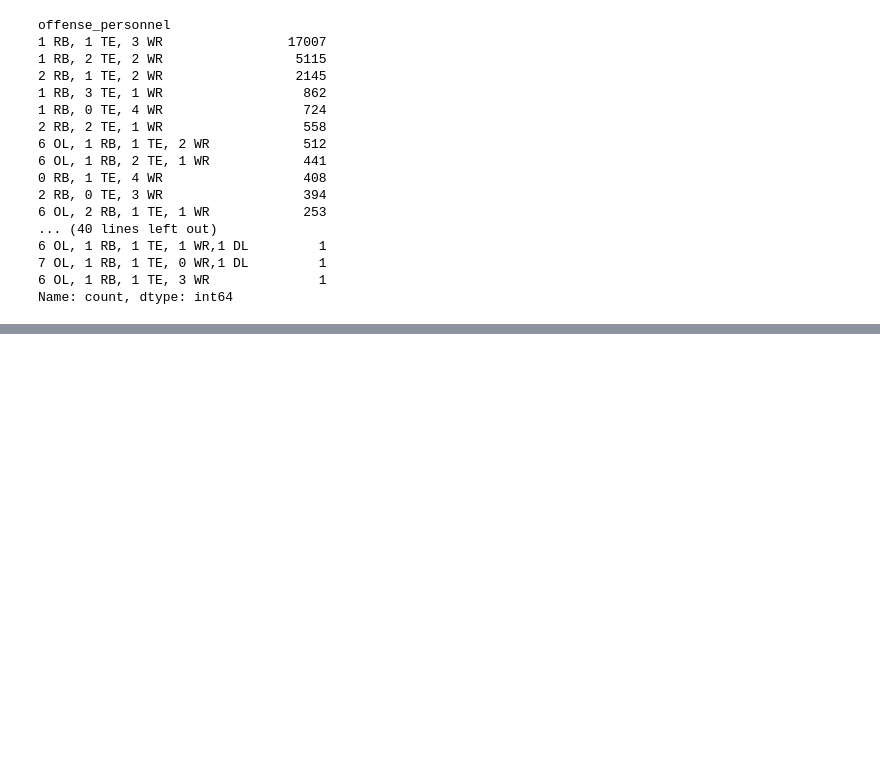
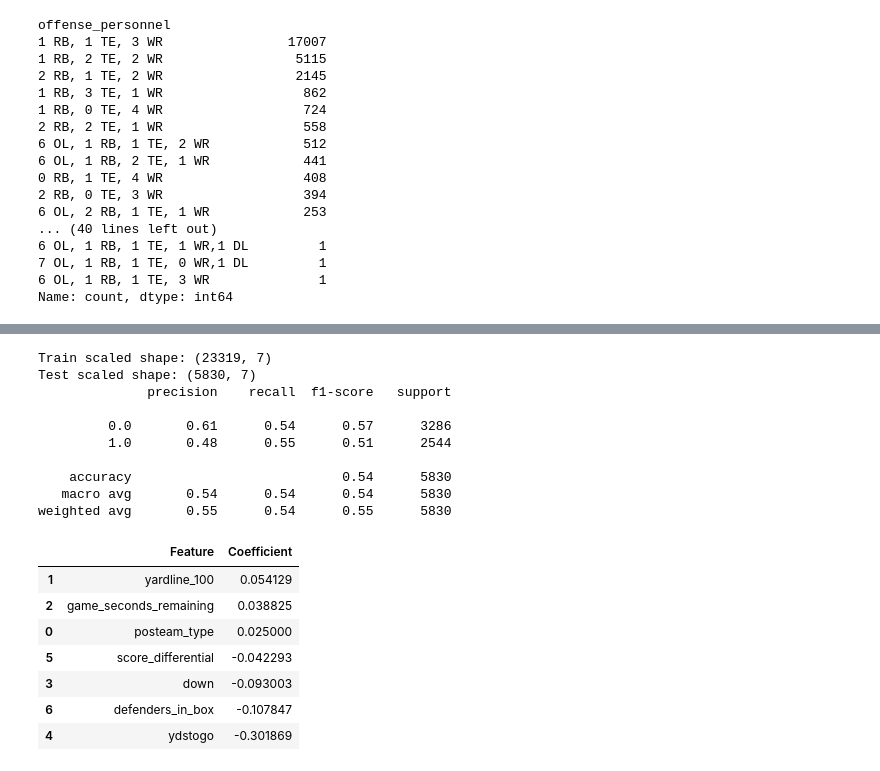
Before and after one commit to colin-seiler/NFL_SuccessWatch, a Jupyter notebook: notebooks/eda1.ipynb, the cells around one changed output, grey strips where cells are left out. Drawn from its saved outputs; the diff is of its cells as text; code cells hidden in the pictures; blank space fills up the shorter version.

```diff
--- a/notebooks/eda1.ipynb
+++ b/notebooks/eda1.ipynb
@@ -61,7 +67,7 @@ formation_info = ['offense_formation','offense_personnel','defenders_in_box','de
 output_info = ['epa','wpa','success']
 
 #Additional info for deep dives
-side_info = ['home_timeouts_remaining','home_timeouts_remaining','timeout','timeout_team','posteam_score','defteam_score','roof','surface','total_line','spread_line']
+side_info = ['home_timeouts_remaining','home_timeouts_remaining','timeout','timeout_team','posteam_score','defteam_score','roof','surface','temp','wind','total_line','spread_line']
 
 #yardage in games, do not use for modeling to prevent leakage
 in_play = ['rush_attempt','pass_attempt','passing_yards','receiving_yards','rushing_yards','lateral_receiving_yards','lateral_rushing_yards']
@@ -175,0 +383,42 @@ for item in test:
+# %%
+X_3 = model_1_df.drop(columns=['QB','RB','TE','OL','WR','OTHER','success','formation_I_FORM','formation_JUMBO','formation_PISTOL','formation_EMPTY','formation_SINGLEBACK','formation_WILDCAT','formation_SHOTGUN'])
+y_3 = model_1_df['success']
+
+X_3_train, X_3_test, y_3_train, y_3_test = train_test_split(X_3, y_3, test_size=0.2, random_state=42, stratify=y)
+
+scaler = StandardScaler()
+X_3_train_scaled = scaler.fit_transform(X_3_train)
+X_3_test_scaled = scaler.transform(X_3_test)
+
+print("Train scaled shape:", X_3_train_scaled.shape)
+print("Test scaled shape:", X_3_test_scaled.shape)
+
+log_reg_3 = LogisticRegression(max_iter=1000, solver='lbfgs', class_weight='balanced')
+log_reg_3.fit(X_3_train_scaled, y_3_train)
+y_3_pred = log_reg_3.predict(X_3_test_scaled)
+
+print(classification_report(y_3_test, y_3_pred))
+
+pd.DataFrame({
+    'Feature': X_3.columns,
+    'Coefficient': log_reg_3.coef_[0]
+}).sort_values('Coefficient', ascending=False)
+# %% [output]
+Train scaled shape: (23319, 7)
+Test scaled shape: (5830, 7)
+              precision    recall  f1-score   support
+
+         0.0       0.61      0.54      0.57      3286
+         1.0       0.48      0.55      0.51      2544
+
+    accuracy                           0.54      5830
+   macro avg       0.54      0.54      0.54      5830
+weighted avg       0.55      0.54      0.55      5830
+|  | Feature | Coefficient |
+| 1 | yardline_100 | 0.054129 |
+| 2 | game_seconds_remaining | 0.038825 |
+| 0 | posteam_type | 0.025000 |
+| 5 | score_differential | -0.042293 |
+| 3 | down | -0.093003 |
+| 6 | defenders_in_box | -0.107847 |
+| 4 | ydstogo | -0.301869 |
```
Also changed, not shown: parts of 19 cells of this notebook.
